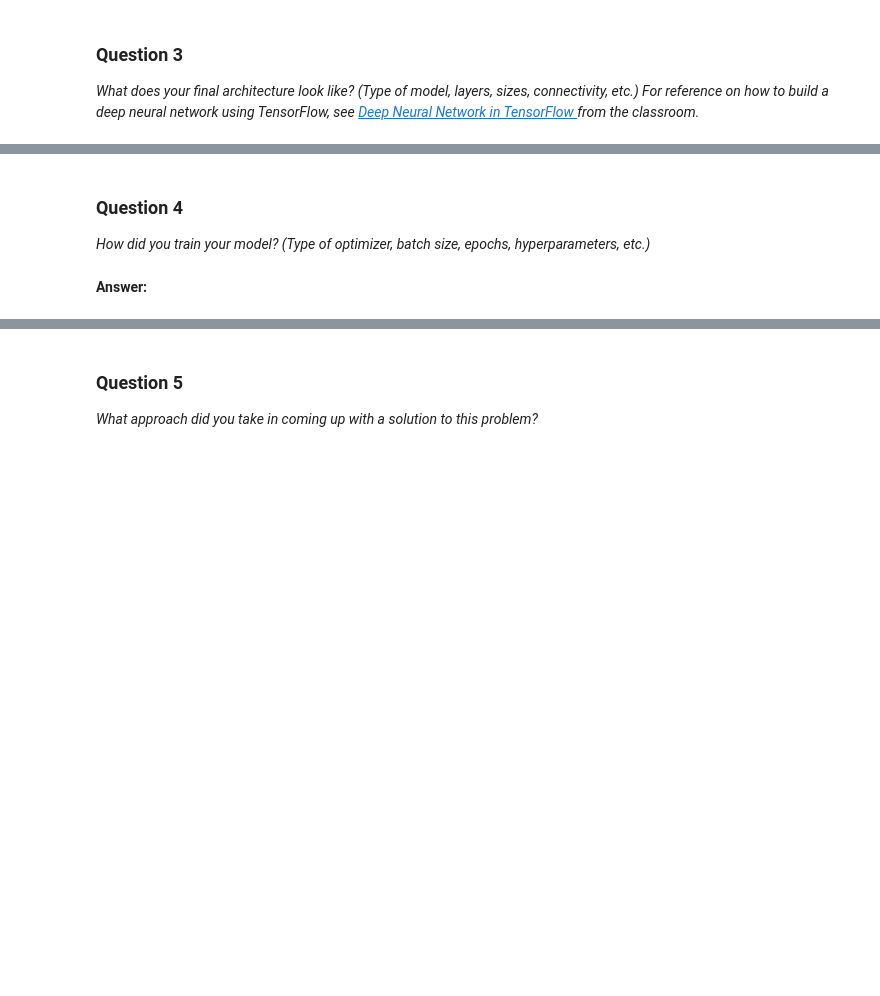
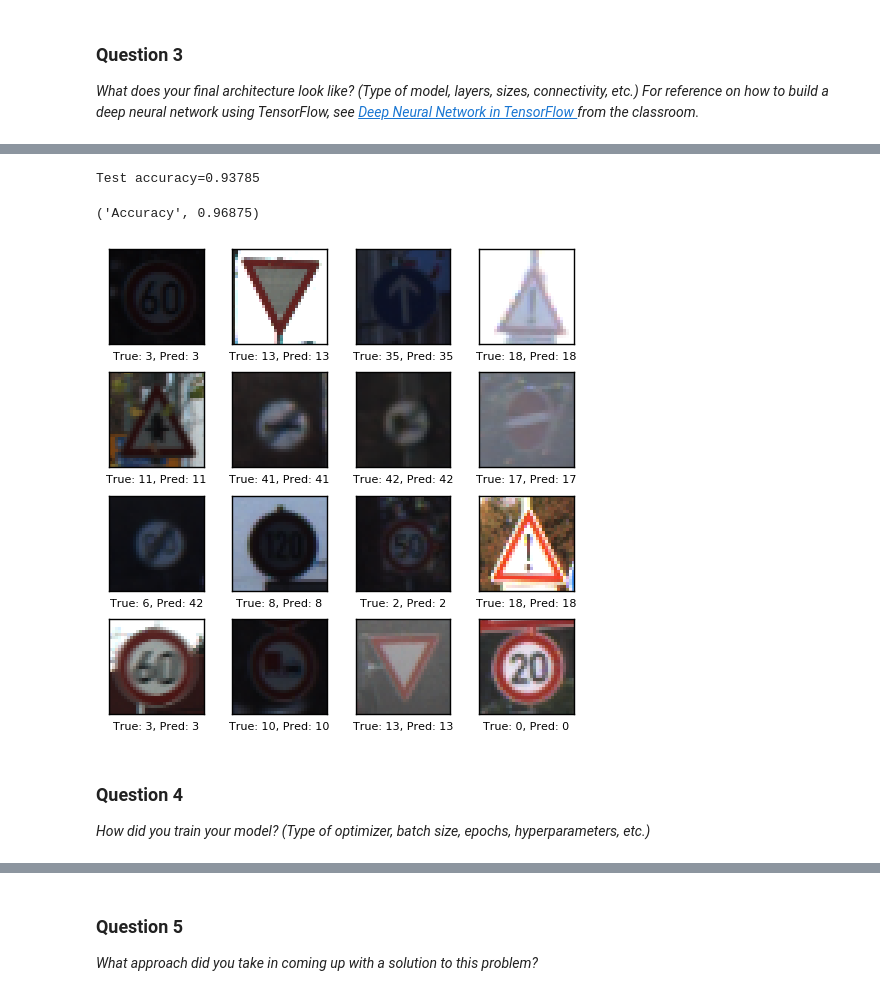
Before and after one commit to soon-yau/SDCND_Term1, a Jupyter notebook: traffic-signs/Traffic_Signs_Recognition.ipynb, the cells around one changed output, grey strips where cells are left out. Cells and saved outputs as stored; diff of their text form; code cells hidden in the pictures; blank space fills up the shorter version.

```diff
--- a/traffic-signs/Traffic_Signs_Recognition.ipynb
+++ b/traffic-signs/Traffic_Signs_Recognition.ipynb
@@ -383,6 +443,26 @@ ValueError: x and y must have same first dimension
+# %%
+# Accuracy on the entire test dataset
+test_acc=sess.run(accuracy,feed_dict={x:X_test,y_true:y_test, keep_prob:1.0})
+print("Test accuracy=%.5f"%(test_acc))
+# %% [output]
+Test accuracy=0.93785
+# %%
+# Illustrate some images and predictions
+a=np.random.uniform(low=0,high=X_test.shape[0],size=32)
+
+batch_x=X_test[a.astype(np.uint64)]
+batch_y=y_test[a.astype(np.uint64)]
+
+acc, predict_labels=sess.run([accuracy,predict],feed_dict={x:batch_x,y_true:batch_y, keep_prob:1.0})
+print("Accuracy",acc)
+
+# Showing only first 16 images
+img=batch_x+X_mean
+plot_images(images=img.astype(np.uint8), cls_true=batch_y, cls_pred=predict_labels)
+# %% [output]
+('Accuracy', 0.96875)
+[figure, added]
 # %% [markdown]
 ### Question 4
 
 _How did you train your model? (Type of optimizer, batch size, epochs, hyperparameters, etc.)_
-# %% [markdown]
-**Answer:**
```
Also changed, not shown: parts of 34 cells of this notebook, 12 other files.
